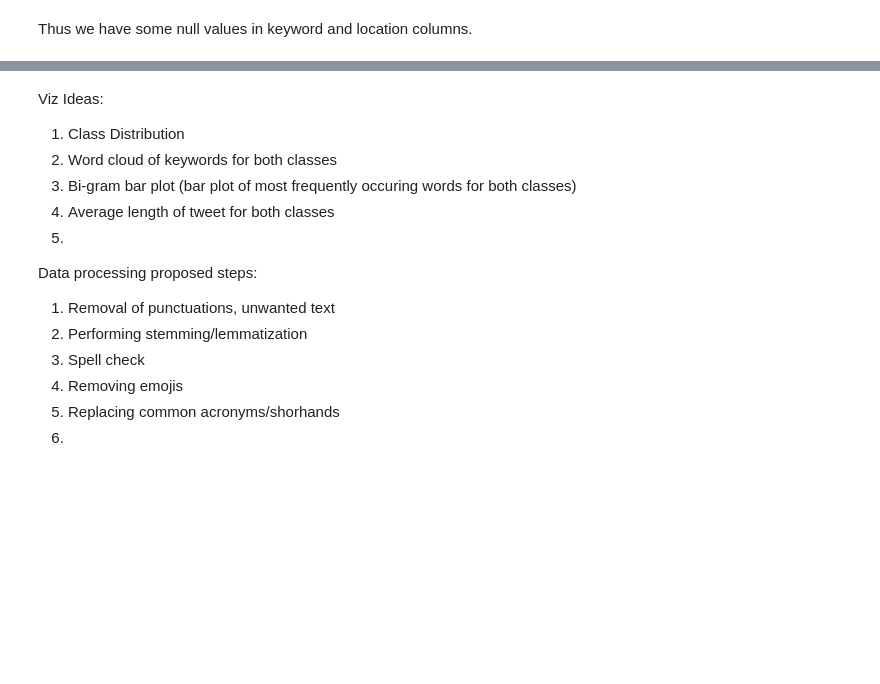
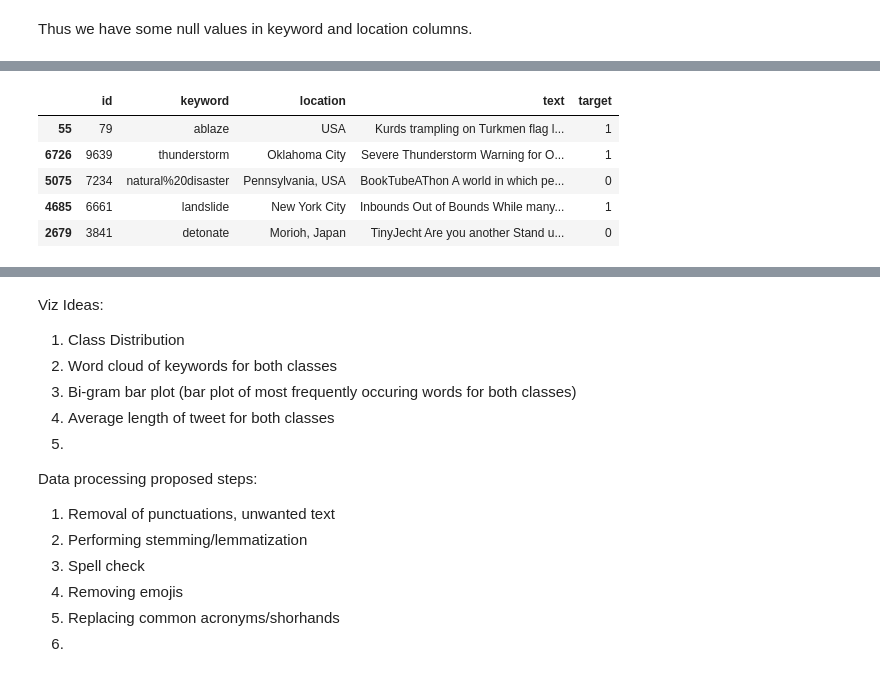
Before and after one commit to pranshudiwan/NLP_CS_6200, a Jupyter notebook: NLP_test.ipynb, the cells around one changed output, grey strips where cells are left out. Drawn from its saved outputs; the diff is of its cells as text; code cells hidden in the pictures; blank space fills up the shorter version.

```diff
--- a/NLP_test.ipynb
+++ b/NLP_test.ipynb
@@ -62,0 +63,12 @@ train.sample(10)
+# %%
+import re
+train['text'] = train['text'].map(lambda x: re.sub(r'\W+', ' ', x))
+# %%
+train.sample(5)
+# %% [output]
+|  | id | keyword | location | text | target |
+| 55 | 79 | ablaze | USA | Kurds trampling on Turkmen flag l... | 1 |
+| 6726 | 9639 | thunderstorm | Oklahoma City | Severe Thunderstorm Warning for O... | 1 |
+| 5075 | 7234 | natural%20disaster | Pennsylvania, USA | BookTubeAThon A world in which pe... | 0 |
+| 4685 | 6661 | landslide | New York City | Inbounds Out of Bounds While many... | 1 |
+| 2679 | 3841 | detonate | Morioh, Japan | TinyJecht Are you another Stand u... | 0 |
```
Also changed, not shown: parts of 11 cells of this notebook.
